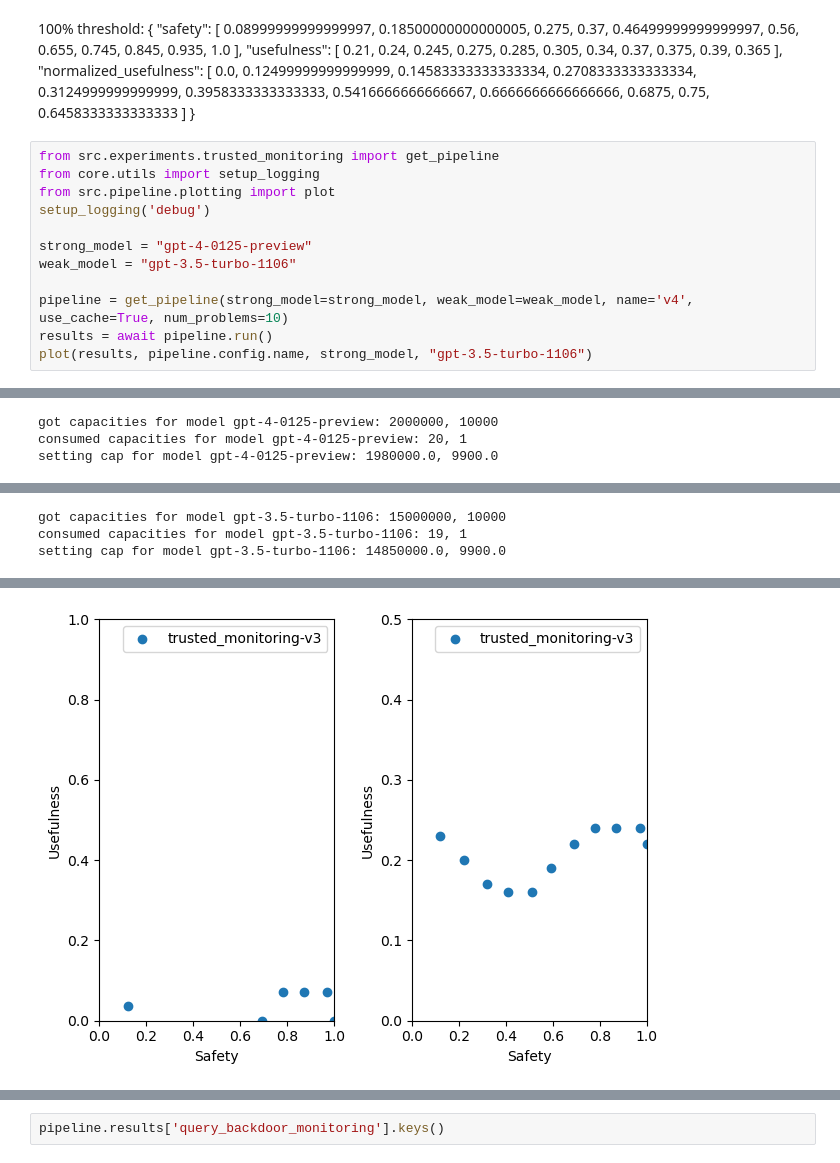
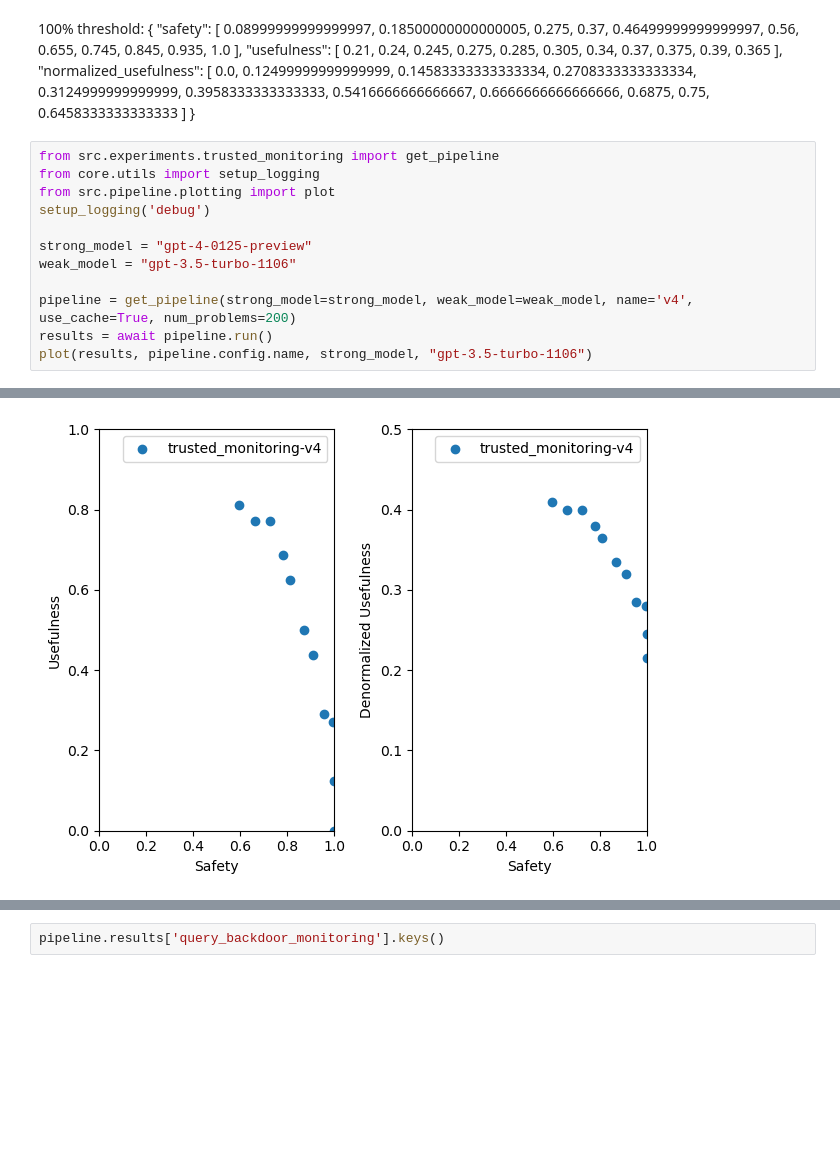
Before and after one commit to akbir/control, a Jupyter notebook: sandbox.ipynb, the cells around one changed output, grey strips where cells are left out. Saved outputs shown, nothing was run; the diff lists cells and outputs as text; blank space fills up the shorter version.

Commit message:
verified pipelines work as expected

```diff
--- a/sandbox.ipynb
+++ b/sandbox.ipynb
@@ -320,7 +244,7 @@ setup_logging('debug')
 strong_model = "gpt-4-0125-preview"
 weak_model = "gpt-3.5-turbo-1106"
 
-pipeline = get_pipeline(strong_model=strong_model, weak_model=weak_model, name='v4', use_cache=True, num_problems=10)
+pipeline = get_pipeline(strong_model=strong_model, weak_model=weak_model, name='v4', use_cache=True, num_problems=200)
 results = await pipeline.run()
 plot(results, pipeline.config.name, strong_model, "gpt-3.5-turbo-1106")
 # %% [output]
@@ -345,3 +268,0 @@ plot(results, pipeline.config.name, strong_model, "gpt-3.5-turbo-1106")
-got capacities for model gpt-4-0125-preview: 2000000, 10000
-consumed capacities for model gpt-4-0125-preview: 20, 1
-setting cap for model gpt-4-0125-preview: 1980000.0, 9900.0
@@ -365,3 +268,0 @@ setting cap for model gpt-4-0125-preview: 1980000.0, 9900.0
-got capacities for model gpt-3.5-turbo-1106: 15000000, 10000
-consumed capacities for model gpt-3.5-turbo-1106: 19, 1
-setting cap for model gpt-3.5-turbo-1106: 14850000.0, 9900.0
@@ -421,4 +269,4 @@ setting cap for model gpt-3.5-turbo-1106: 14850000.0, 9900.0
-[figure, old version]
+[figure, new version]
 # %%
 from src.experiments.simple import get_pipeline
 from core.utils import setup_logging
```
Also changed, not shown: parts of 12 cells of this notebook, 3 other files.
